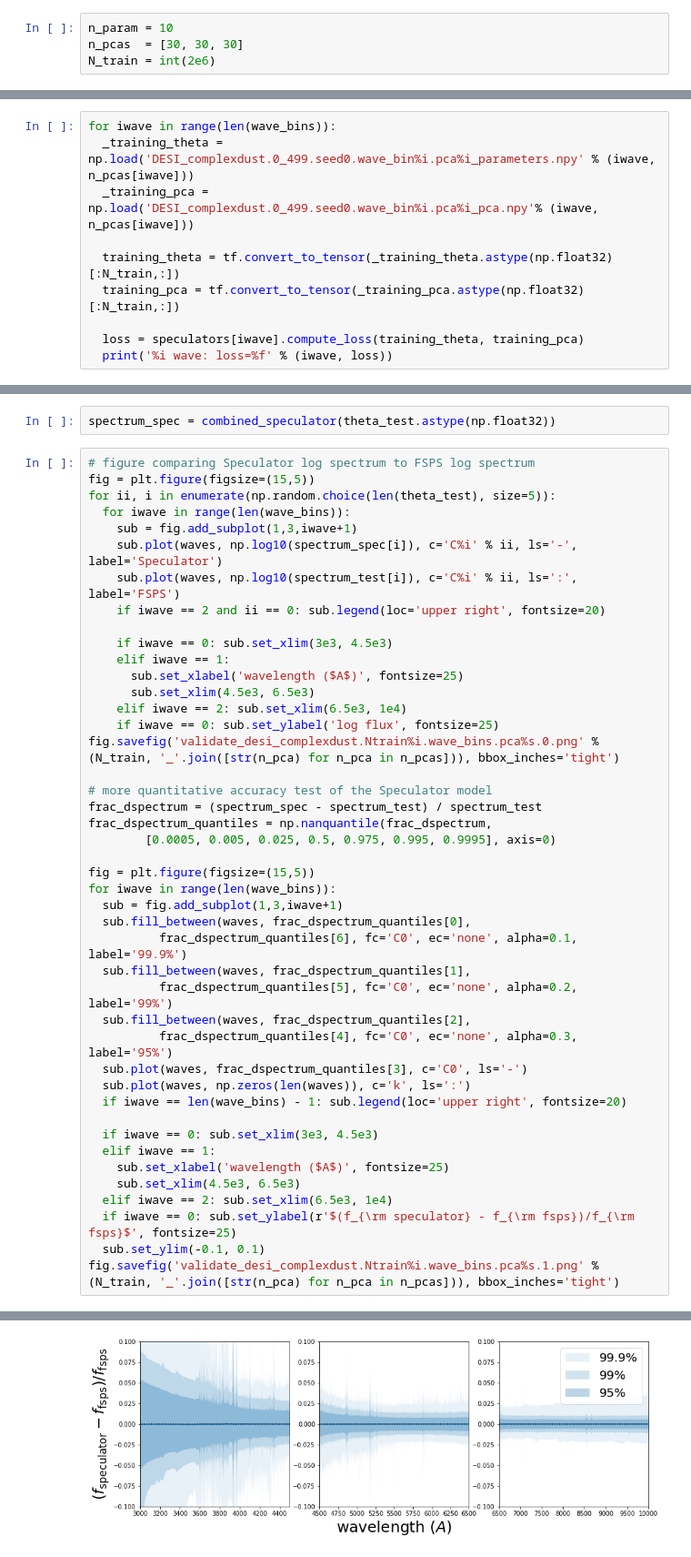
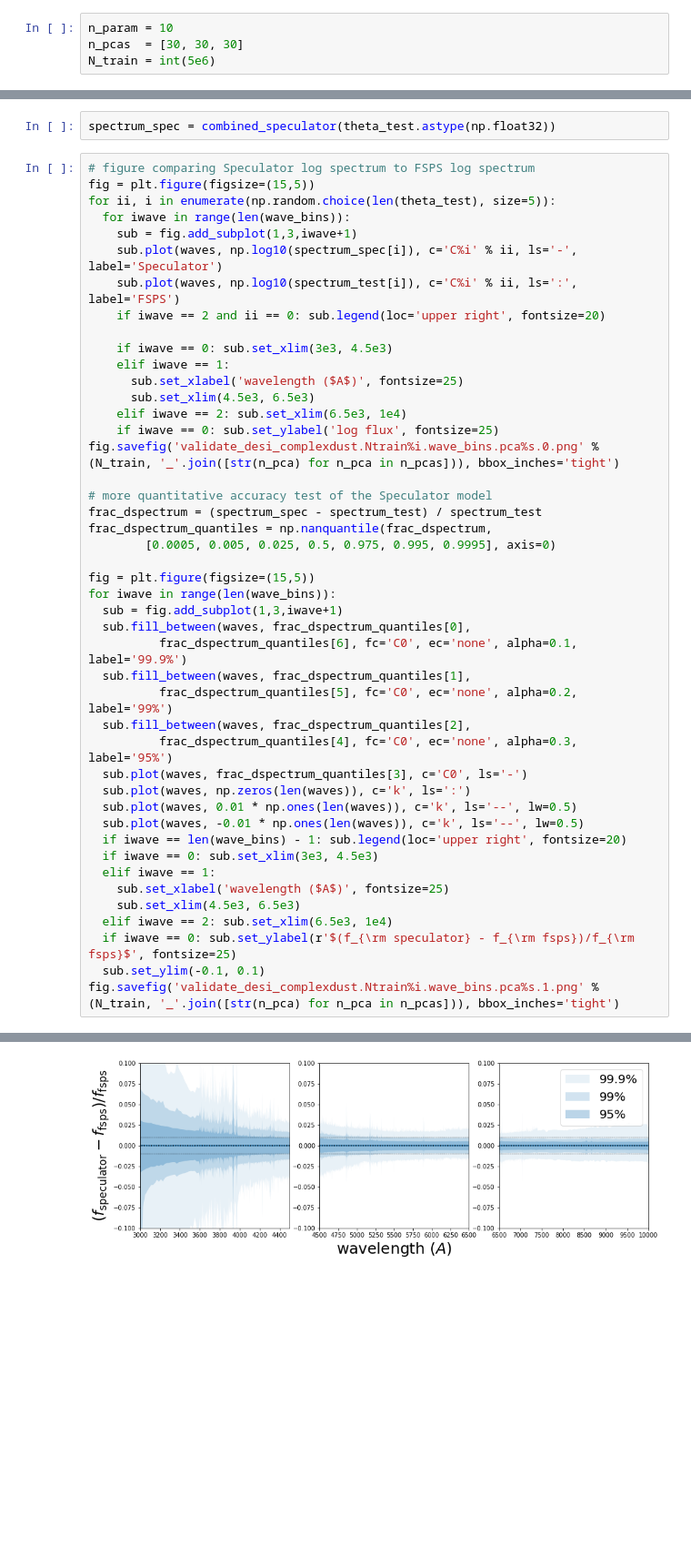
Before and after one commit to changhoonhahn/gqp_mc, a Jupyter notebook: nb/validate_trained_desi_complexdust_speculator_wavebins.ipynb, the cells around one changed output, grey strips where cells are left out. Shown at 91% size. Drawn from its saved outputs; the diff is of its cells as text; blank space fills up the shorter version.

```diff
--- a/nb/validate_trained_desi_complexdust_speculator_wavebins.ipynb
+++ b/nb/validate_trained_desi_complexdust_speculator_wavebins.ipynb
@@ -29,16 +29,6 @@ wave_bins = [wave_bin0, wave_bin1, wave_bin2]
 # %%
 n_param = 10
 n_pcas  = [30, 30, 30]
-N_train = int(2e6)
+N_train = int(5e6)
 # %%
 speculators = [Speculator(restore=True, restore_filename='_DESI_complexdust_model.Ntrain%i.wave_bin%i.pca%i.log' % (N_train, n_wave, n_pcas[n_wave])) for n_wave in range(len(wave_bins))]
-# %%
-for iwave in range(len(wave_bins)):
-  _training_theta = np.load('DESI_complexdust.0_499.seed0.wave_bin%i.pca%i_parameters.npy' % (iwave, n_pcas[iwave]))
-  _training_pca = np.load('DESI_complexdust.0_499.seed0.wave_bin%i.pca%i_pca.npy'% (iwave, n_pcas[iwave]))
-
-  training_theta = tf.convert_to_tensor(_training_theta.astype(np.float32)[:N_train,:])
-  training_pca = tf.convert_to_tensor(_training_pca.astype(np.float32)[:N_train,:])
-
-  loss = speculators[iwave].compute_loss(training_theta, training_pca)
-  print('%i wave: loss=%f' % (iwave, loss))
@@ -109,8 +90,9 @@ for iwave in range(len(wave_bins)):
           frac_dspectrum_quantiles[4], fc='C0', ec='none', alpha=0.3, label='95%')
   sub.plot(waves, frac_dspectrum_quantiles[3], c='C0', ls='-')
   sub.plot(waves, np.zeros(len(waves)), c='k', ls=':')
+  sub.plot(waves, 0.01 * np.ones(len(waves)), c='k', ls='--', lw=0.5)
+  sub.plot(waves, -0.01 * np.ones(len(waves)), c='k', ls='--', lw=0.5)
   if iwave == len(wave_bins) - 1: sub.legend(loc='upper right', fontsize=20)
-
   if iwave == 0: sub.set_xlim(3e3, 4.5e3)
   elif iwave == 1:
     sub.set_xlabel('wavelength ($A$)', fontsize=25)
@@ -124 +106 @@ fig.savefig('validate_desi_complexdust.Ntrain%i.wave_bins.pca%s.1.png' % (N_trai
-[figure, old version]
+[figure, new version]
```
Also changed, not shown: parts of 4 cells of this notebook.
